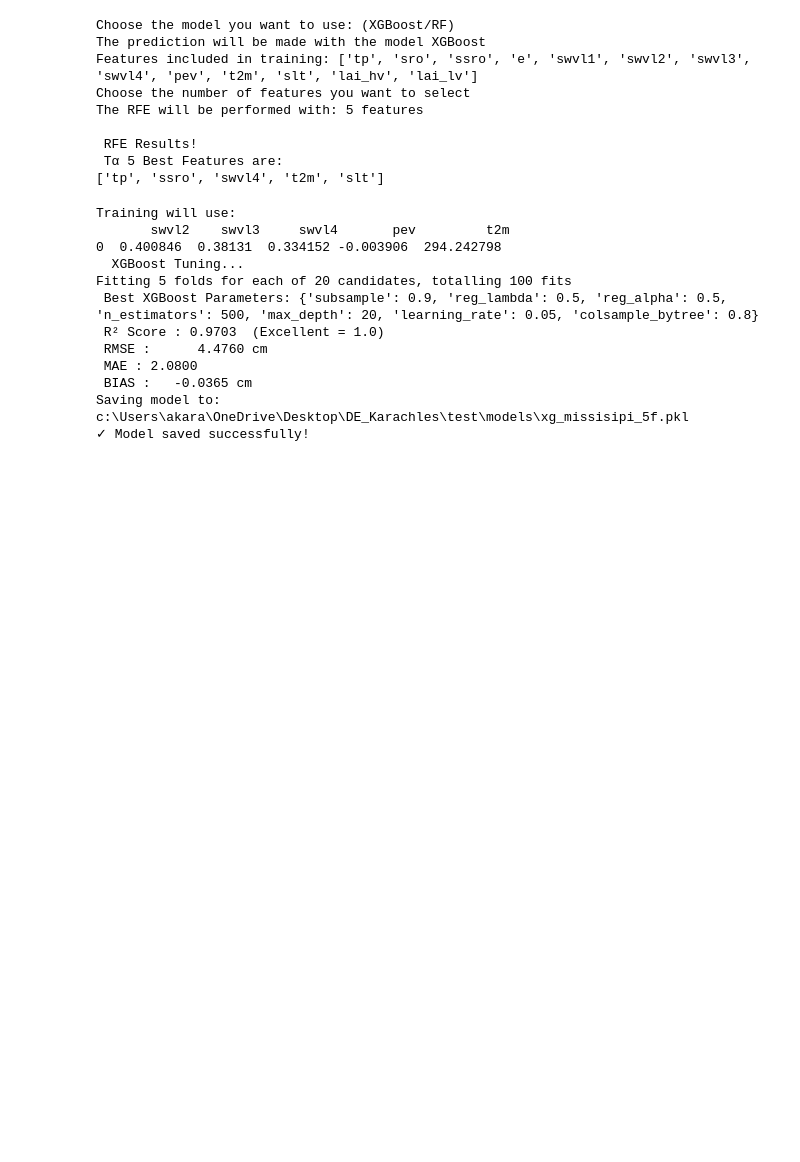
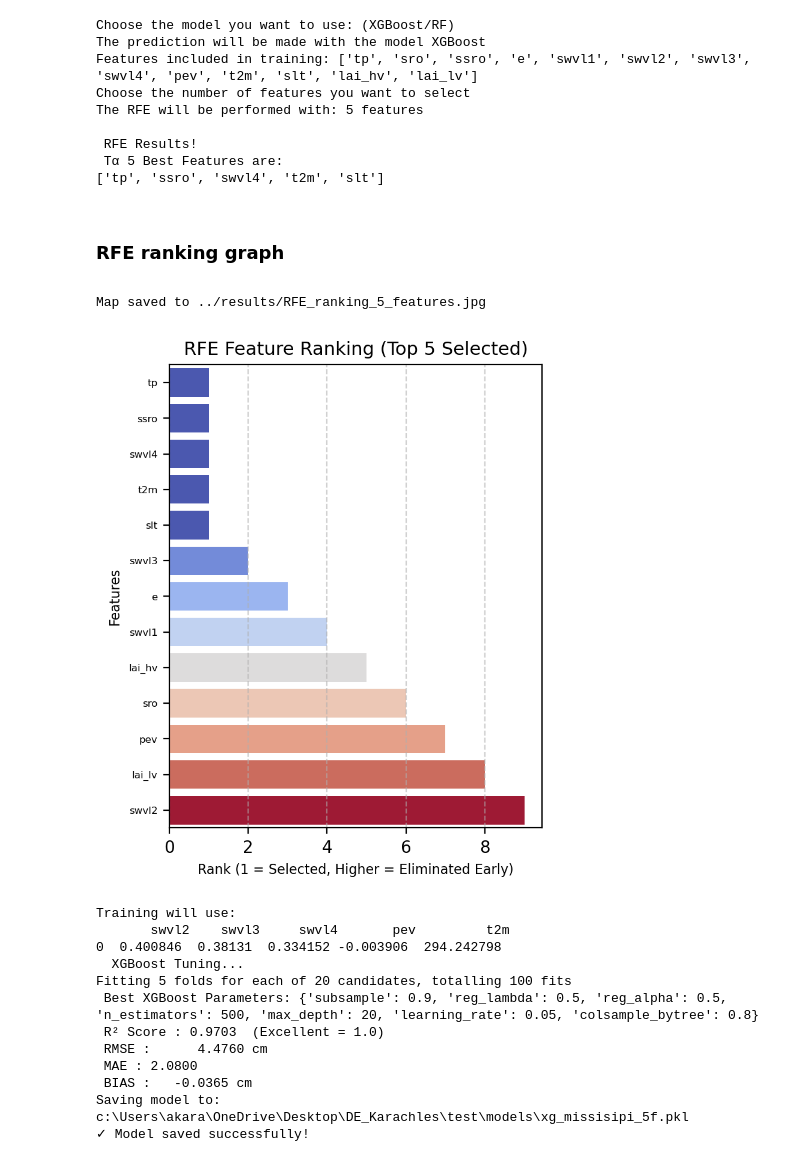
Before and after one commit to Neversplit2/grace_project, a Jupyter notebook: code/backend_notebook.ipynb, the cells around one changed output. Drawn from its saved outputs; the diff is of its cells as text; code cells hidden in the pictures; blank space fills up the shorter version.

Commit message:
RFE graph

```diff
--- a/code/backend_notebook.ipynb
+++ b/code/backend_notebook.ipynb
@@ -401,6 +402,50 @@ The RFE will be performed with: 5 features
  RFE Results!
  Τα 5 Best Features are:
 ['tp', 'ssro', 'swvl4', 't2m', 'slt']
+# %% [markdown]
+# <font size="4"> RFE ranking graph </font>
+# %%
+# Dynamic title output save without overwrtie
+output_jpg_RFE = f"../results/RFE_ranking_{rfe.n_features_}_features.jpg"
+
+# Solving overwrite output problem
+i=1
+while os.path.exists(output_jpg_RFE):
+    output_jpg_RFE = f"../results/RFE_ranking_{rfe.n_features_}_features_{i}.jpg"
+    i=i+1
+else:
+    print(f"Map saved to {output_jpg_RFE}")
+
+# Creating pandas df
+df_ranking = pd.DataFrame()
+# Creating column "Feature" in order to save the rfe feature names participating
+df_ranking["Feature"] = x.columns
+# Creating column "Rank" in order to save the rfe feature ranking
+df_ranking["Rank"] = rfe.ranking_
+# Sorting df_ranking based on column "Rank", in ascending order (True)
+df_ranking = df_ranking.sort_values(by=['Rank'], ascending=True)
+#print(df_ranking)
+
+# Creating figure
+plt.figure(figsize=(4, 5), dpi=200)
+# hue = controls the colour by grouping the input data
+# creating the barplot graph
+sns.barplot(data=df_ranking, x="Rank", y="Feature", hue="Rank",palette="coolwarm", legend=False)
+
+#Formatting
+plt.title(f"RFE Feature Ranking (Top {rfe.n_features_} Selected)", fontsize=11)
+plt.xlabel("Rank (1 = Selected, Higher = Eliminated Early)", fontsize=8)
+plt.ylabel("Features", fontsize=8)
+plt.grid(axis="x", linestyle="--", alpha=0.6)
+#Changing feature fontsize
+plt.yticks(fontsize=6)
+# Show the plot
+
+plt.savefig(output_jpg_RFE)
+plt.show()
+# %% [output]
+Map saved to ../results/RFE_ranking_5_features.jpg
+[figure, added]
 # %%
 # Model training and export
 # Create array with selected features
```
Also changed, not shown: parts of 3 cells of this notebook.
